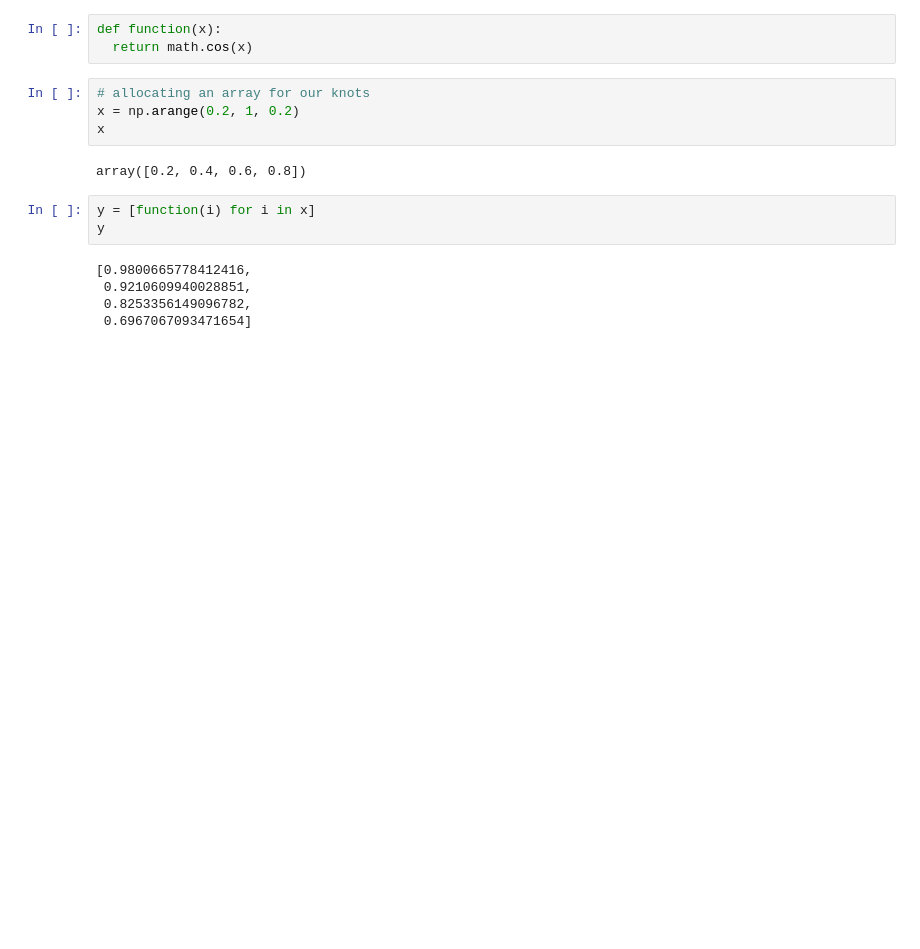
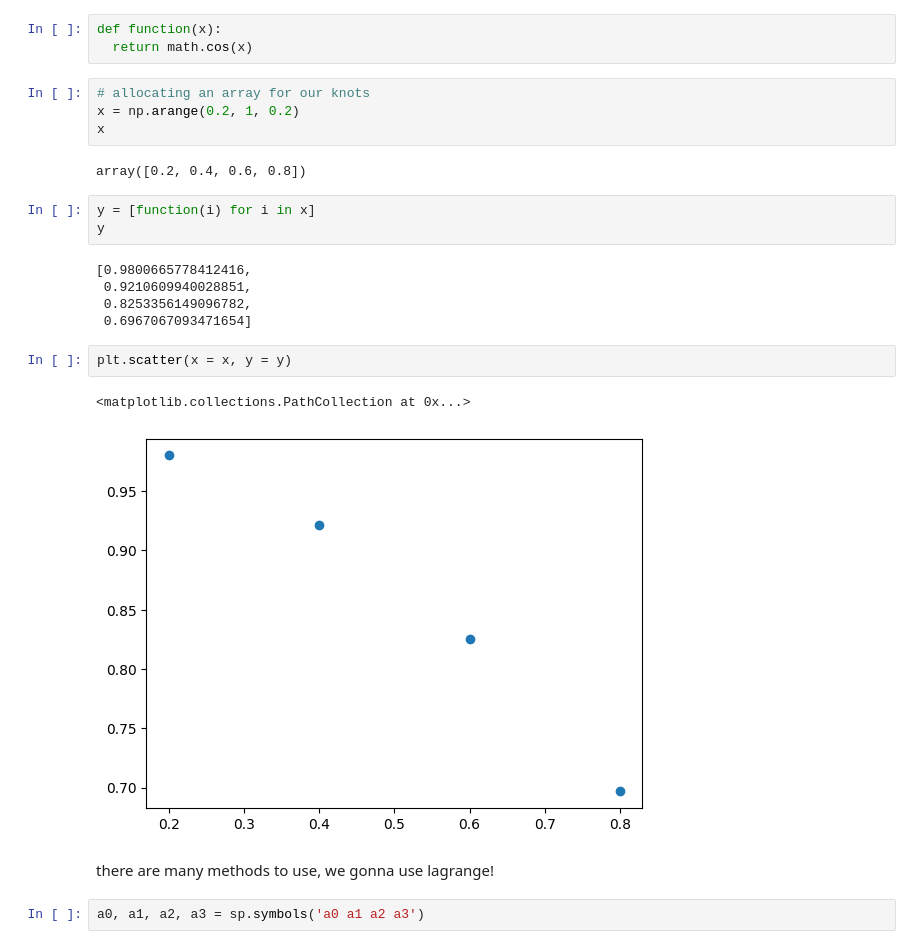
Before and after one commit to sinaapolo969/numericalAnalysis, a Jupyter notebook: numericalAnalysis.ipynb, the cells around one changed output. Drawn from its saved outputs; the diff is of its cells as text; blank space fills up the shorter version.

```diff
--- a/numericalAnalysis.ipynb
+++ b/numericalAnalysis.ipynb
@@ -844,3 +844,12 @@ y
  0.9210609940028851,
  0.8253356149096782,
  0.6967067093471654]
+# %%
+plt.scatter(x = x, y = y)
+# %% [output]
+<matplotlib.collections.PathCollection at 0x...>
+[figure, added]
+# %% [markdown]
+there are many methods to use, we gonna use lagrange!
+# %%
+a0, a1, a2, a3 = sp.symbols('a0 a1 a2 a3')
```
Also changed, not shown: parts of 4 cells of this notebook.
